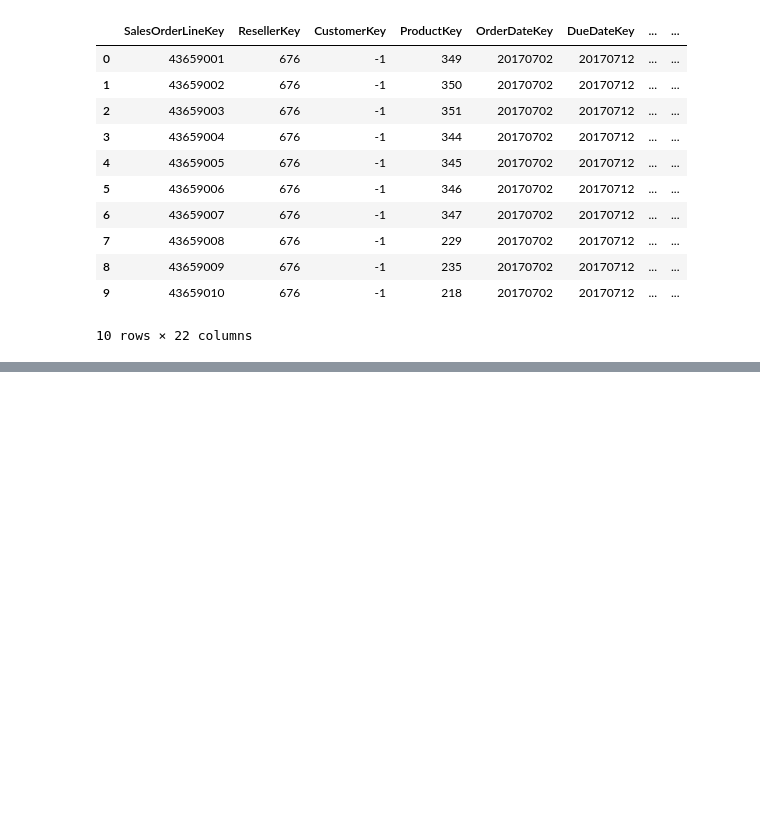
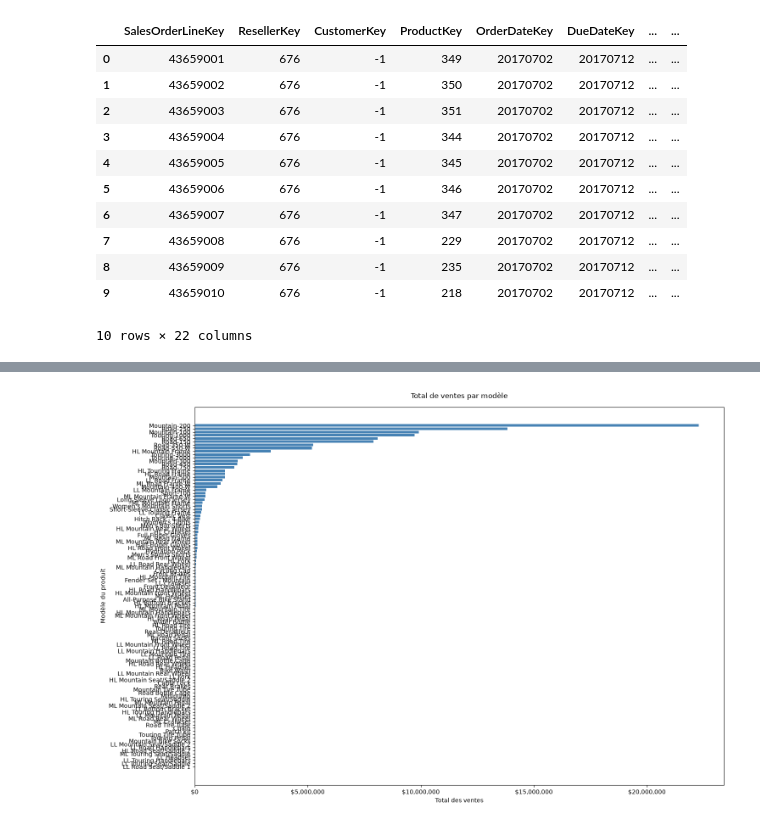
Before and after one commit to N0va9/CC6-Python-IND, a Jupyter notebook: Introduction_Pandas_et_analyse_exploratoire_des_données_GUYOLLOT_Alan.ipynb, the cells around one changed output, grey strips where cells are left out. Cells and saved outputs as stored; diff of their text form; code cells hidden in the pictures; blank space fills up the shorter version.

```diff
--- a/Introduction_Pandas_et_analyse_exploratoire_des_données_GUYOLLOT_Alan.ipynb
+++ b/Introduction_Pandas_et_analyse_exploratoire_des_données_GUYOLLOT_Alan.ipynb
@@ -548,0 +757,3 @@ df_sales_copy.head(10)
+# %%
+df_products = dataframes["products"]
+df_products
@@ -548,0 +774,10 @@ df_sales_copy.head(10)
+# %%
+# On fusionne les 2 dataframes pour avoir les données de modèles avec les données de la vente
+df_sales_products = df_sales.merge(
+    df_products[["ProductKey", "Model"]],
+    left_on="ProductKey",
+    right_on="ProductKey",
+    how="left"
+)
+
+df_sales_products[["ProductKey", "Model", "Sales Amount"]]
@@ -548,0 +798,9 @@ df_sales_copy.head(10)
+# %%
+# Calcul des totaux des ventes par modèle
+sales_for_each_model = (df_sales_products
+                        .dropna(subset=["Model"]) # Retire les lignes où la colonne Model est vide
+                        .groupby("Model", as_index=False)["Sales Amount"]
+                        .sum()
+                        .sort_values("Sales Amount", ascending=True))
+
+sales_for_each_model
@@ -548,0 +821,23 @@ df_sales_copy.head(10)
+# %%
+# Création du graphique
+fig, ax = plt.subplots(figsize=(15,10))
+
+# Définition des axes de notre graphique
+ax.barh(sales_for_each_model["Model"], sales_for_each_model["Sales Amount"], color="steelblue")
+
+# Paramètres du graphique
+ax.set_title("Total de ventes par modèle", pad=15) # Titre du graphique
+ax.set_xlabel("Total des ventes")        # Label des x
+ax.set_ylabel("Modèle du produit")       # Label des y
+
+# Formattage de la valeur des ventes
+ax.xaxis.set_major_formatter(tick.StrMethodFormatter("${x:,.0f}"))
+
+# Ajustement auto des marges
+plt.tight_layout()
+
+# Sauvegarde
+plt.savefig("./output/EDA/total_ventes_par_modele.png", dpi=300, bbox_inches="tight")
+plt.show()
+# %% [output]
+[figure, added]
```
Also changed, not shown: parts of 48 cells of this notebook, 5 other files.
